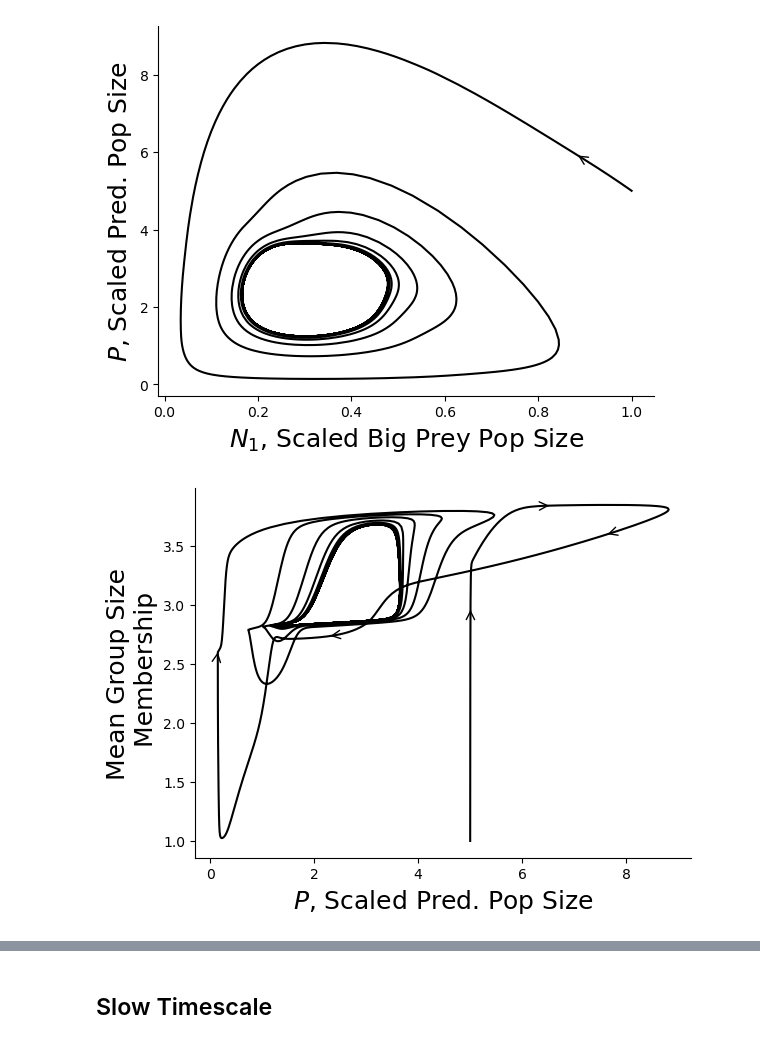
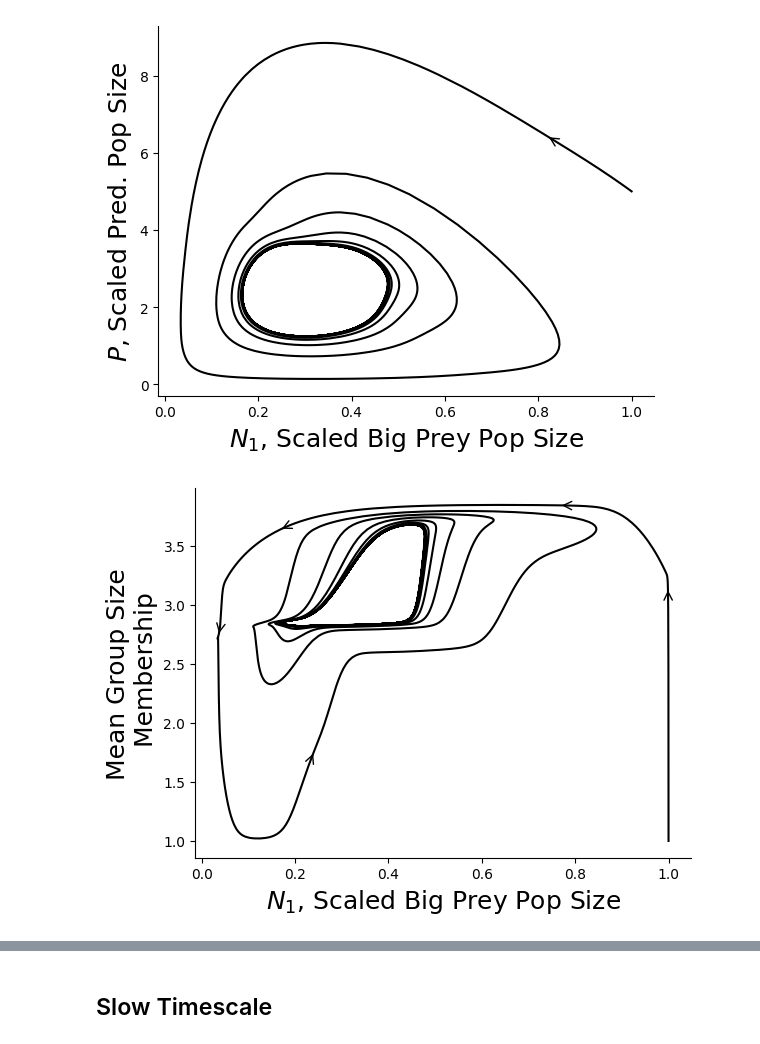
Before and after one commit to taliaborofsky/AdaptiveDynamics_CH_RS, a Jupyter notebook: Group_and_Pop_Dyn.ipynb, the cells around one changed output, grey strips where cells are left out. Cells and saved outputs as stored; diff of their text form; code cells hidden in the pictures.

```diff
--- a/Group_and_Pop_Dyn.ipynb
+++ b/Group_and_Pop_Dyn.ipynb
@@ -3,7 +3,7 @@ import numpy as np
 import scipy as sp
 import matplotlib.pyplot as plt
 from scipy.integrate import odeint, solve_ivp
-final_fig_path = "../Figures/"
+final_fig_path = "../CH_popdyn_manuscript/Figures/"
 from time import time
 import sys
 sys.path.insert(1, 'Functions')
@@ -131,4 +198,6 @@ params_pop1 = dict(η1 = 0.2, η2 = 0.4, A1 = 0.5, β1 = 10, β2 = 1, H1=H, H2=H
                   α1_of_1=0.05, α2_of_1=0.95,
                   s1=2, s2=2, α2_fun_type = 'constant',
                   x_max = x_max, ξ = 2, d = 100,
-                 Tx = 1, r = 0, γ = 0, pop_process = True)
+                 Tx = 0.01, r = 0, γ = 0, pop_process = True)
+
+print_param_caption(**params_pop1)
@@ -155,6 +232,7 @@ fig, ax = plot_x_vs_y(N1,P,N1lab,Plab,[90])
 # %% [output]
 [figure]
 # %%
-fig, ax = plot_x_vs_y(P,mean_x,Plab,mean_x_lab,[40,100,140, 225, 390])
+fig, ax = plot_x_vs_y(N1,mean_x,N1lab,mean_x_lab,[40,100,140, 225, 390])
+fig.savefig(final_fig_path + 'params_pop1_plot_N1_vs_meanx.png', bbox_inches = 'tight')
 # %% [output]
-[figure, old version]
+[figure, new version]
```
Also changed, not shown: parts of 24 cells of this notebook, 5 other files.
